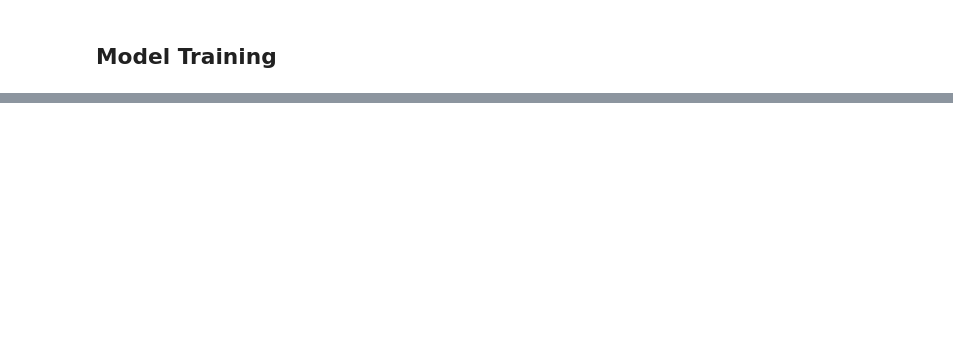
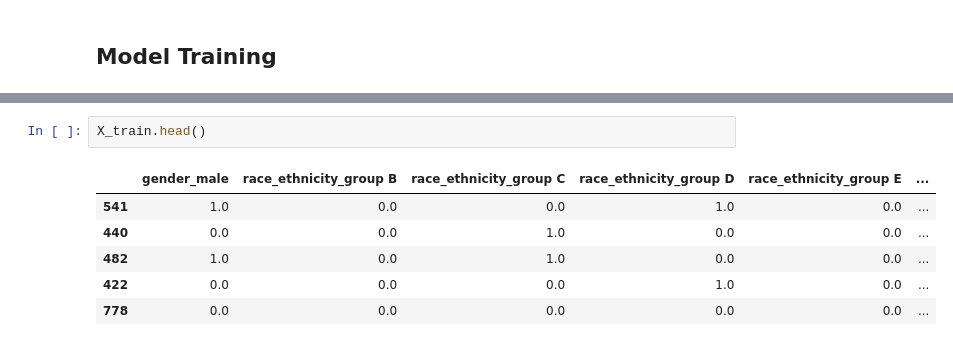
Before and after one commit to Khushiaggarwal710/student-Performance-ML-Project, a Jupyter notebook: notebook/2. MODEL TRAINING.ipynb, the cells around one changed output, grey strips where cells are left out. Drawn from its saved outputs; the diff is of its cells as text; blank space fills up the shorter version.

```diff
--- a/notebook/2. MODEL TRAINING.ipynb
+++ b/notebook/2. MODEL TRAINING.ipynb
@@ -234,0 +177,9 @@ pred_df
+# %%
+X_train.head()
+# %% [output]
+|  | gender_male | race_ethnicity_group B | race_ethnicity_group C | race_ethnicity_group D | race_ethnicity_group E | ... |
+| 541 | 1.0 | 0.0 | 0.0 | 1.0 | 0.0 | ... |
+| 440 | 0.0 | 0.0 | 1.0 | 0.0 | 0.0 | ... |
+| 482 | 1.0 | 0.0 | 1.0 | 0.0 | 0.0 | ... |
+| 422 | 0.0 | 0.0 | 0.0 | 1.0 | 0.0 | ... |
+| 778 | 0.0 | 0.0 | 0.0 | 0.0 | 0.0 | ... |
```
Also changed, not shown: parts of 70 cells of this notebook, 2 other files.
